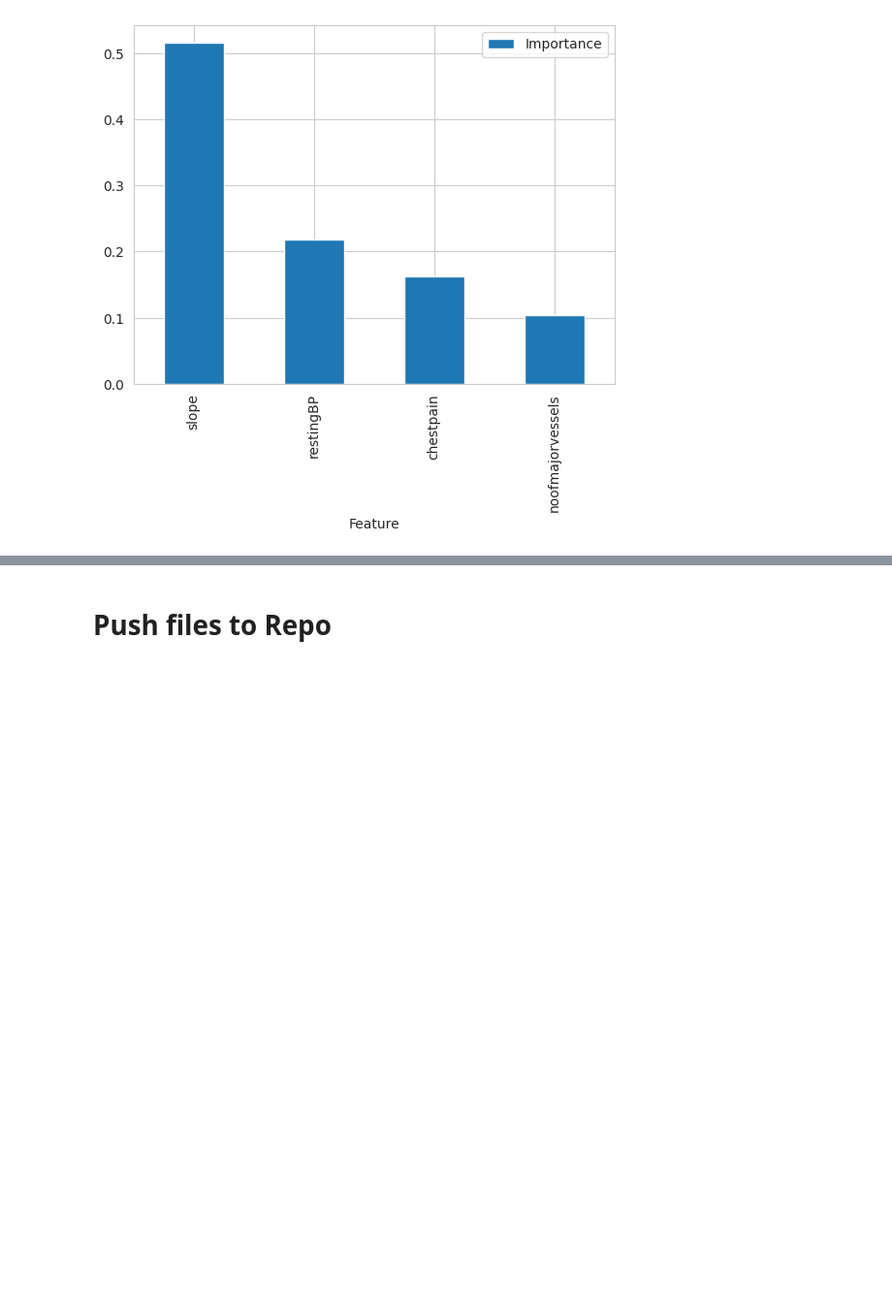
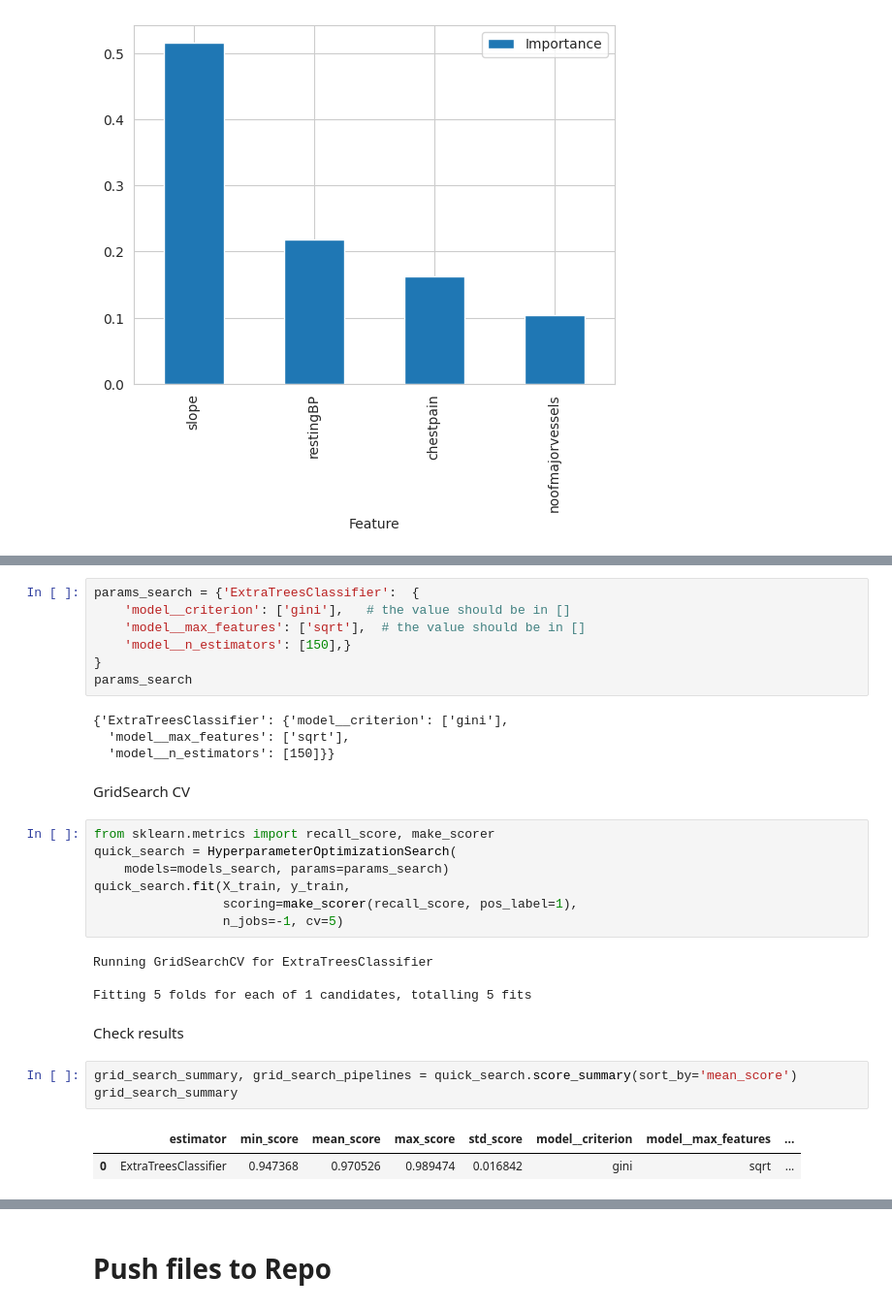
Before and after one commit to SimasJakubenas/cd-prediction-pp5, a Jupyter notebook: jupyter_notebooks/05 - Modelling and Evaluation.ipynb, the cells around one changed output, grey strips where cells are left out. Shown: that part at 97% size. Saved outputs shown, nothing was run; the diff lists cells and outputs as text; blank space fills up the shorter version.

```diff
--- a/jupyter_notebooks/05 - Modelling and Evaluation.ipynb
+++ b/jupyter_notebooks/05 - Modelling and Evaluation.ipynb
@@ -394,0 +531,32 @@ plt.show()
+# %%
+params_search = {'ExtraTreesClassifier':  {
+    'model__criterion': ['gini'],   # the value should be in []
+    'model__max_features': ['sqrt'],  # the value should be in []
+    'model__n_estimators': [150],}
+}
+params_search
+# %% [output]
+{'ExtraTreesClassifier': {'model__criterion': ['gini'],
+  'model__max_features': ['sqrt'],
+  'model__n_estimators': [150]}}
+# %% [markdown]
+GridSearch CV
+# %%
+from sklearn.metrics import recall_score, make_scorer
+quick_search = HyperparameterOptimizationSearch(
+    models=models_search, params=params_search)
+quick_search.fit(X_train, y_train,
+                 scoring=make_scorer(recall_score, pos_label=1),
+                 n_jobs=-1, cv=5)
+# %% [output]
+Running GridSearchCV for ExtraTreesClassifier
+
+Fitting 5 folds for each of 1 candidates, totalling 5 fits
+# %% [markdown]
+Check results
+# %%
+grid_search_summary, grid_search_pipelines = quick_search.score_summary(sort_by='mean_score')
+grid_search_summary
+# %% [output]
+|  | estimator | min_score | mean_score | max_score | std_score | model__criterion | model__max_features | ... |
+| 0 | ExtraTreesClassifier | 0.947368 | 0.970526 | 0.989474 | 0.016842 | gini | sqrt | ... |
```
Also changed, not shown: parts of 23 cells of this notebook.
